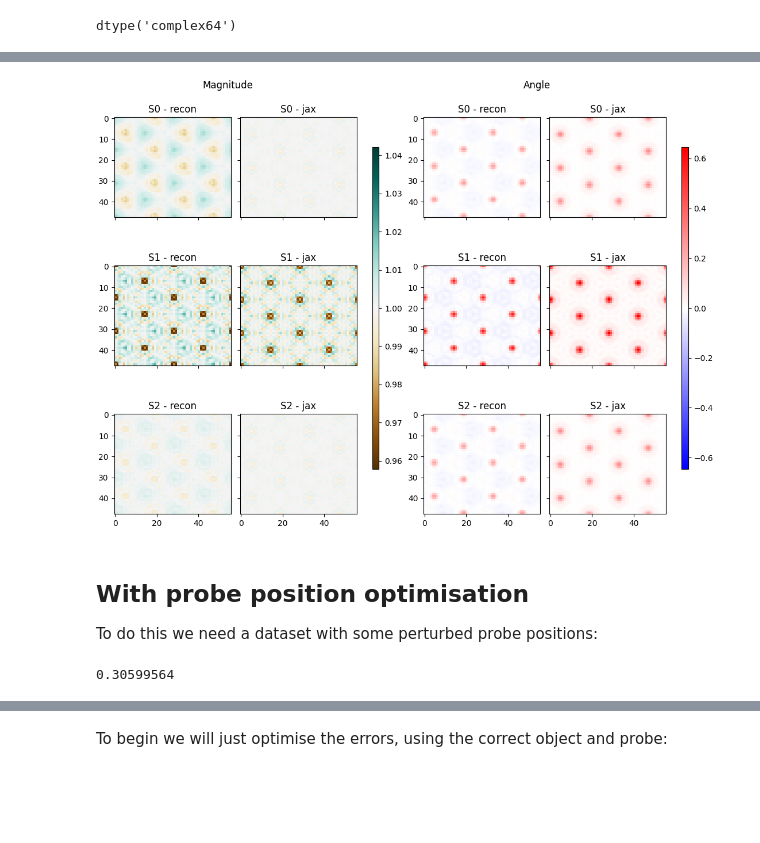
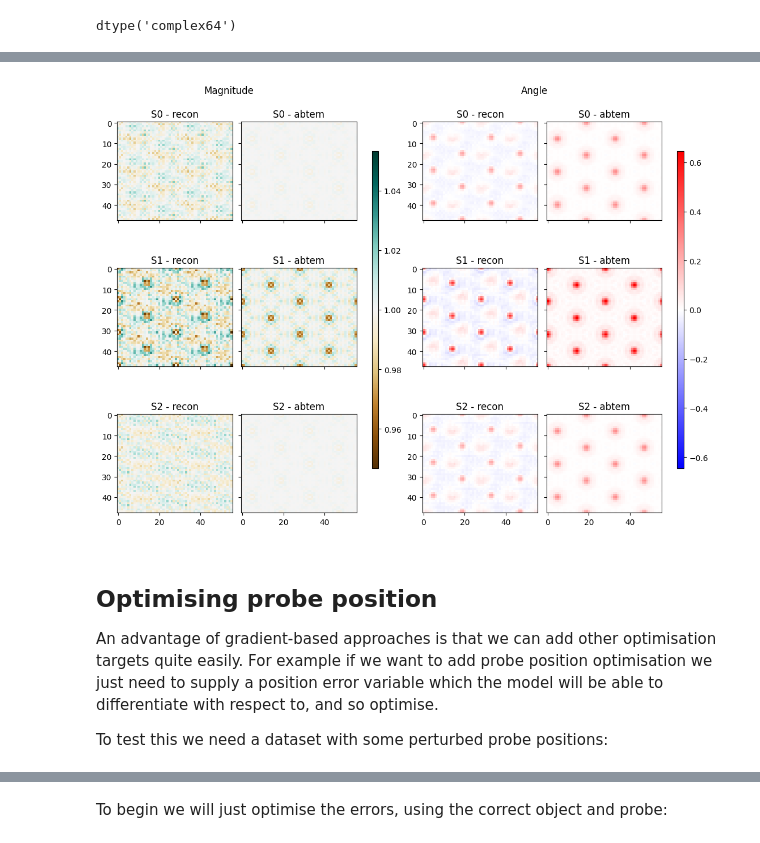
Before and after one commit to METSA-DIADEM/jax-ptychography, a Jupyter notebook: jax_multislice.ipynb, the cells around one changed output, grey strips where cells are left out. Drawn from its saved outputs; the diff is of its cells as text; code cells hidden in the pictures; blank space fills up the shorter version.

```diff
--- a/jax_multislice.ipynb
+++ b/jax_multislice.ipynb
@@ -478,11 +501,11 @@ We can use the same loss function to optimise both probe and object
 # %%
 initial_probe_array = initial_probe.build((0., 0.), lazy=False).array
 opt_probe_fft = jnp.fft.fft2(initial_probe_array)
-probe_learning_rate = 1e-1
+probe_learning_rate = 1e-2
 optimizer_probe = optax.adam(probe_learning_rate)
 opt_state_probe = optimizer_probe.init(opt_probe_fft)
 # %%
-opt_transmit = jnp.ones(recon_obj_shape, dtype=jnp.complex64)
+opt_object = jnp.ones(recon_obj_shape, dtype=jnp.complex64)
 object_learning_rate = 1e0
 optimizer_object = optax.adam(object_learning_rate)
-opt_state_object = optimizer_object.init(opt_transmit)
+opt_state_object = optimizer_object.init(opt_object)
@@ -519,0 +532,30 @@ for epoch in (outer_pbar := tqdm.trange(3000)):
+# %%
+chunks = tuple(
+    slice(ix, min(ix + chunksize, num_patterns))
+    for ix in range(0, num_patterns, chunksize)
+)
+
+val_and_grad_objprobe = jax.value_and_grad(loss_with_probe_jit, argnums=(1, 2))
+
+for epoch in (outer_pbar := tqdm.trange(total_iterations)):
+    optimising = next(training_schedule_iter)
+    np.random.shuffle(iteration_idxs)
+    for batch_idx, chunk in enumerate(chunks):
+        loss_val, (grads_object, grads_probe) = val_and_grad_objprobe(
+            target_patterns[iteration_idxs[chunk]],
+            opt_object,
+            opt_probe_fft,
+            scan_pos_flat[iteration_idxs[chunk]],
+            prop_abtem,
+            shift_frequencies,
+        )
+        if optimising == "Probe":
+            grads_probe = jnp.conjugate(grads_probe)
+            updates_probe, opt_state_probe = optimizer_probe.update(grads_probe, opt_state_probe)
+            opt_probe_fft = optax.apply_updates(opt_probe_fft, updates_probe)
+        else:
+            grads_object = jnp.conjugate(grads_object)
+            updates_object, opt_state_object = optimizer_object.update(grads_object, opt_state_object)
+            opt_object = optax.apply_updates(opt_object, updates_object)
+        outer_pbar.set_description(f"Loss {loss_val: .3e}, opt: {optimising}")
+    losses.append(loss_val)
@@ -533,42 +582,39 @@ ax4.set_title('Probe True (angle)');
 # %%
 fig = plt.figure(layout="constrained", figsize=(11, 8))
 subfigs = fig.subfigures(1, 3, wspace=0.22, width_ratios=[1, 1, 0.05])
 
 axs = subfigs[0].subplots(num_slices_recon, 2, sharex=True, sharey=True)
-a_max = max(np.abs((np.abs(opt_transmit) - 1)).max(), np.abs((np.abs(transmit) - 1)).max())
-ang_max = max(np.abs(np.angle(opt_transmit)).max(), np.abs(np.angle(transmit)).max())
+a_max = max(np.abs((np.abs(opt_object) - 1)).max(), np.abs((np.abs(transmit) - 1)).max())
+ang_max = max(np.abs(np.angle(opt_object)).max(), np.abs(np.angle(transmit)).max())
 
 
-for i, (recon_slice, abtem_slice, (ax1, ax2)) in enumerate(zip(opt_transmit, transmit, axs)):
+for i, (recon_slice, abtem_slice, (ax1, ax2)) in enumerate(zip(opt_object, transmit, axs)):
     im_abs = ax1.imshow(np.abs(recon_slice), vmin=1 - a_max, vmax=1 + a_max, cmap="BrBG")
     ax1.set_title(f"S{i} - recon")
     ax2.imshow(np.abs(abtem_slice), vmin=1 - a_max, vmax=1 + a_max, cmap="BrBG")
     ax2.set_title(f"S{i} - {target_name}")
 subfigs[0].suptitle("Magnitude")
 cbar_ax = subfigs[0].add_axes([1.05, 0.15, 0.025, 0.7])
 subfigs[0].colorbar(im_abs, cax=cbar_ax)
 
 num_slices_potential = transmit.shape[0]
 axs = subfigs[1].subplots(num_slices_potential, 2, sharex=True, sharey=True)
-for i, (recon_slice, abtem_slice, (ax1, ax2)) in enumerate(zip(opt_transmit, transmit, axs)):
+for i, (recon_slice, abtem_slice, (ax1, ax2)) in enumerate(zip(opt_object, transmit, axs)):
     im_ang = ax1.imshow(np.angle(recon_slice), cmap="bwr", vmin=-ang_max, vmax=ang_max)
     ax1.set_title(f"S{i} - recon")
     ax2.imshow(np.angle(abtem_slice), cmap="bwr", vmin=-ang_max, vmax=ang_max)
     ax2.set_title(f"S{i} - {target_name}")
 subfigs[1].suptitle("Angle");
 cbar_ax = subfigs[1].add_axes([1.05, 0.15, 0.025, 0.7])
 subfigs[1].colorbar(im_ang, cax=cbar_ax);
 # %% [output]
-[figure, old version]
+[figure, new version]
 # %% [markdown]
-## With probe position optimisation
+## Optimising probe position
 
-To do this we need a dataset with some perturbed probe positions:
+An advantage of gradient-based approaches is that we can add other optimisation targets quite easily. For example if we want to add probe position optimisation we just need to supply a position error variable which the model will be able to differentiate with respect to, and so optimise.
+
+To test this we need a dataset with some perturbed probe positions:
-# %%
-scan_step = (scan_pos_flat[1] - scan_pos_flat[0]).max()
-scan_step
-# %% [output]
-0.30599564
 # %%
 max_error = scan_step * 0.2
 position_error = np.random.uniform(low=-max_error, high=max_error, size=scan_pos_flat.shape)
```
Also changed, not shown: parts of 86 cells of this notebook.
